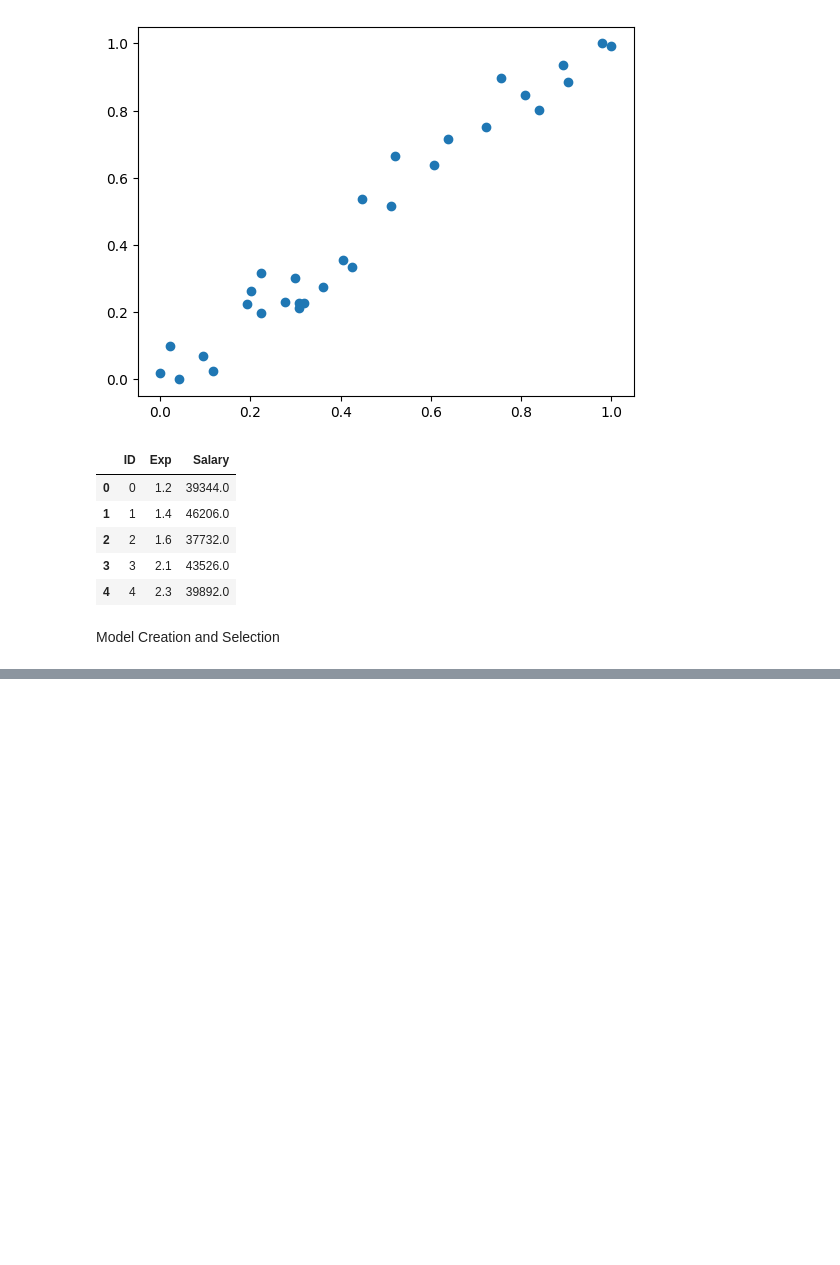
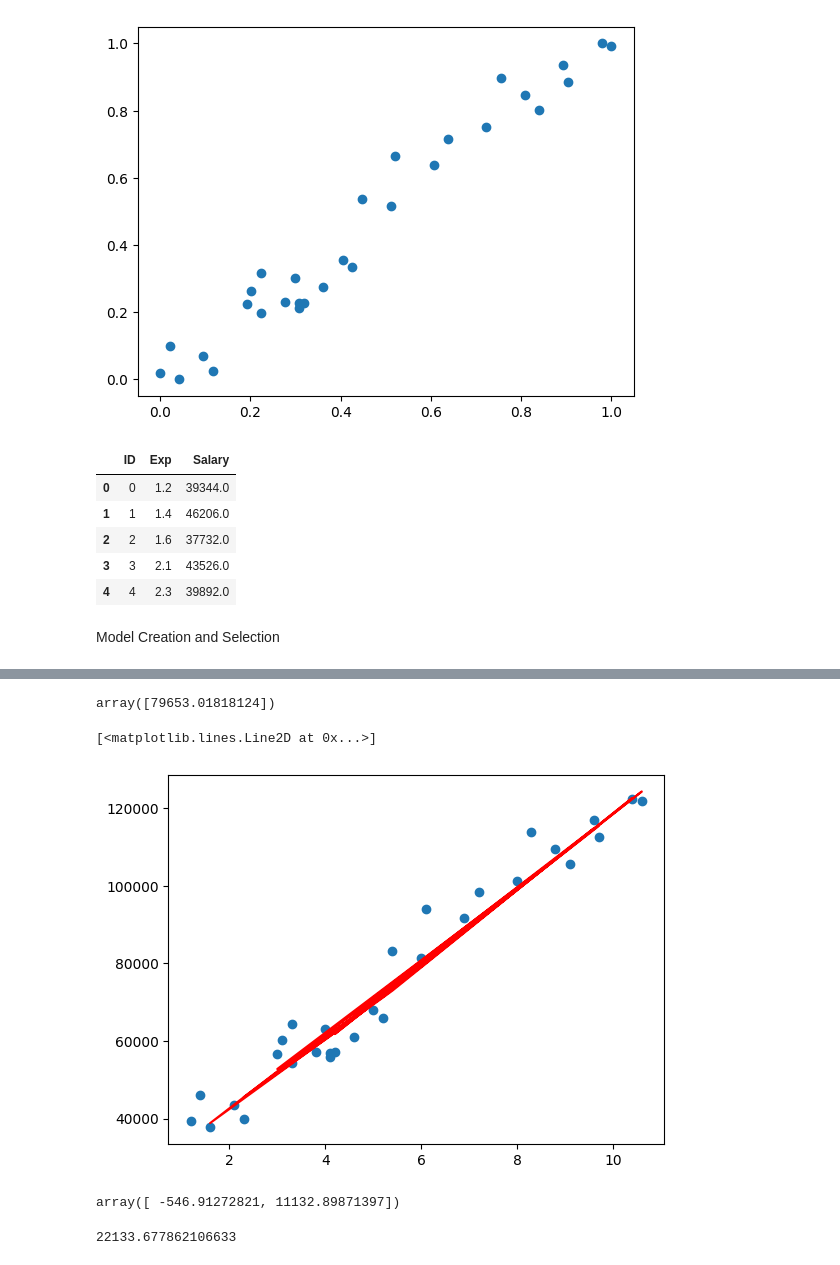
Before and after one commit to mohanvamsitrade/MLCrashcourse, a Jupyter notebook: kaggle_connect_colab.ipynb, the cells around one changed output, grey strips where cells are left out. Cells and saved outputs as stored; diff of their text form; code cells hidden in the pictures; blank space fills up the shorter version.

```diff
--- a/kaggle_connect_colab.ipynb
+++ b/kaggle_connect_colab.ipynb
@@ -168,3 +168,5 @@ Model Creation and Selection
 # %%
 from sklearn.model_selection import train_test_split
 from sklearn.linear_model import LinearRegression
+
+X_train , X_test, Y_train, Y_test = train_test_split(X, y, test_size = 0.3, random_state= 2)
@@ -177,0 +173,3 @@ Name: Salary, dtype: float64
+# %%
+lr = LinearRegression()
+lr.fit(X_train,Y_train)
@@ -177,0 +208,20 @@ Name: Salary, dtype: float64
+# %%
+lr.predict(X_test.iloc[5].values.reshape(1,2))
+# %% [output]
+array([79653.01818124])
+# %%
+plt.scatter(X["Exp"],y)
+plt.plot(X_train["Exp"], lr.predict(X_train), color = 'red')
+# %% [output]
+[<matplotlib.lines.Line2D at 0x...>]
+[figure, added]
+# %%
+# Slope of the Model
+lr.coef_
+# %% [output]
+array([ -546.91272821, 11132.89871397])
+# %%
+# Intercept of the Model
+lr.intercept_
+# %% [output]
+22133.677862106633
```
Also changed, not shown: parts of 5 cells of this notebook.
